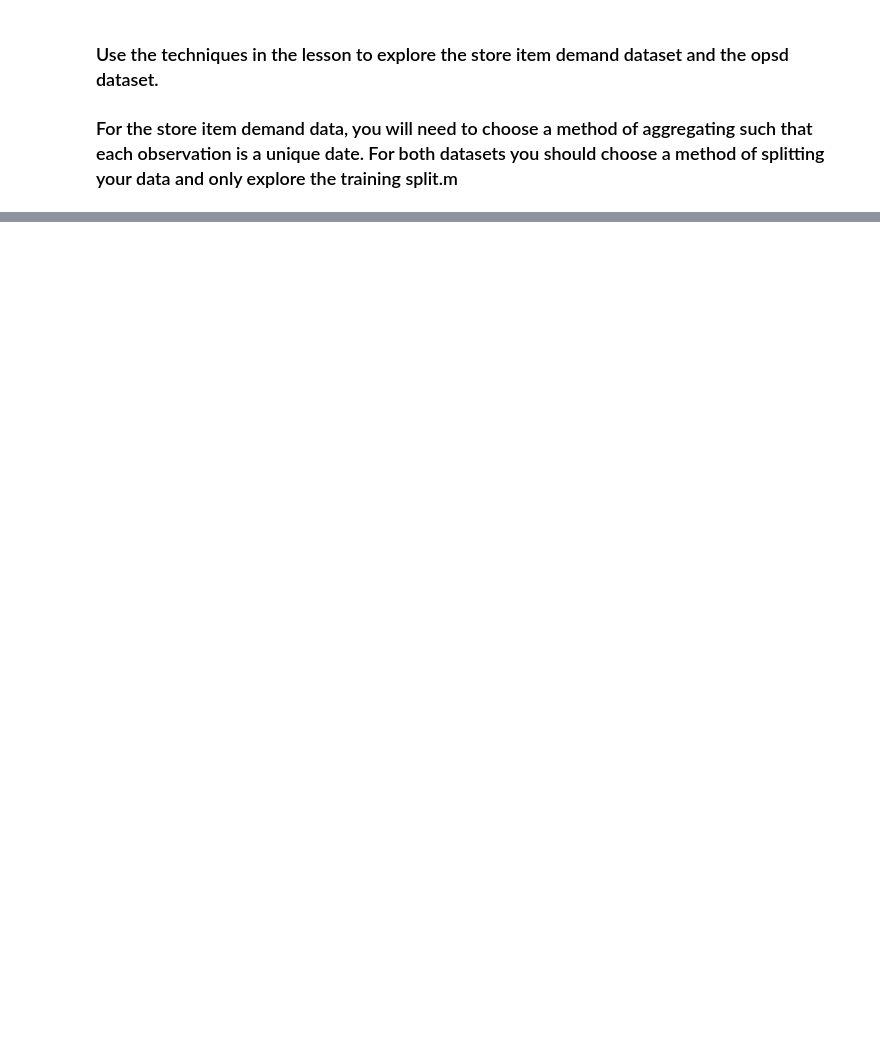
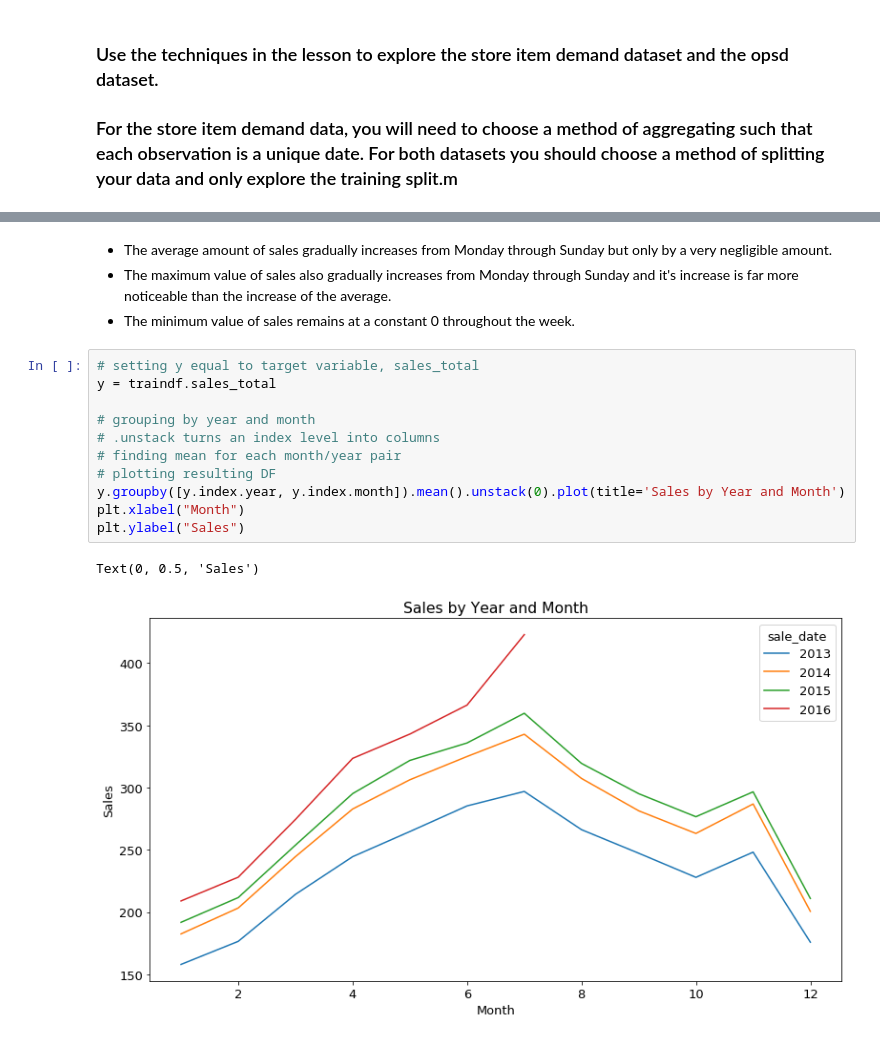
Before and after one commit to SamuelD-Data/time-series-exercises, a Jupyter notebook: explore.ipynb, the cells around one changed output, grey strips where cells are left out. Cells and saved outputs as stored; diff of their text form; blank space fills up the shorter version.

```diff
--- a/explore.ipynb
+++ b/explore.ipynb
@@ -22,0 +97,18 @@ items.head()
+# %% [markdown]
+- The average amount of sales gradually increases from Monday through Sunday but only by a very negligible amount.
+- The maximum value of sales also gradually increases from Monday through Sunday and it's increase is far more noticeable than the increase of the average.
+- The minimum value of sales remains at a constant 0 throughout the week.
+# %%
+# setting y equal to target variable, sales_total
+y = traindf.sales_total
+
+# grouping by year and month
+# .unstack turns an index level into columns
+# finding mean for each month/year pair
+# plotting resulting DF
+y.groupby([y.index.year, y.index.month]).mean().unstack(0).plot(title='Sales by Year and Month')
+plt.xlabel("Month")
+plt.ylabel("Sales")
+# %% [output]
+Text(0, 0.5, 'Sales')
+[figure, added]
```
Also changed, not shown: parts of 24 cells of this notebook.
